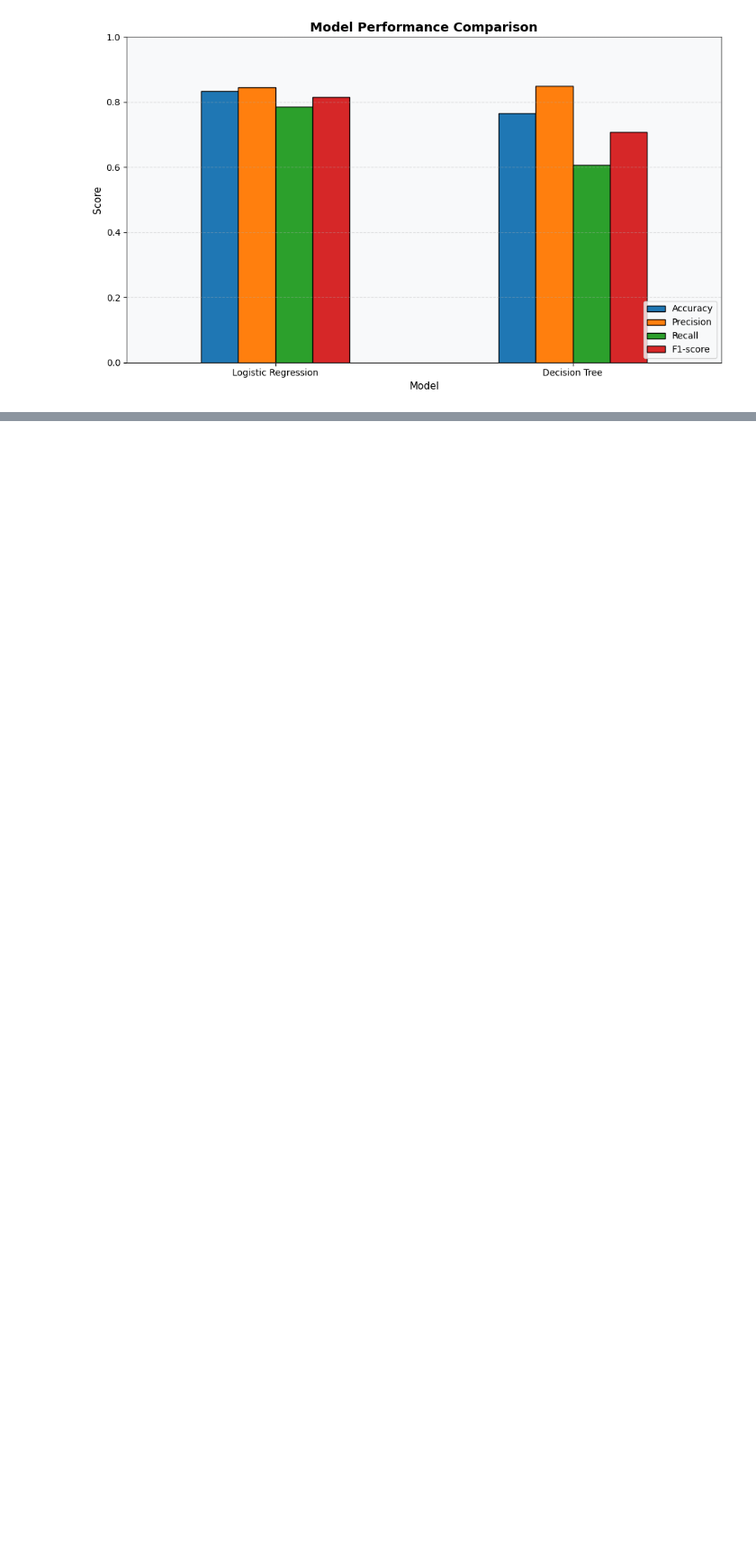
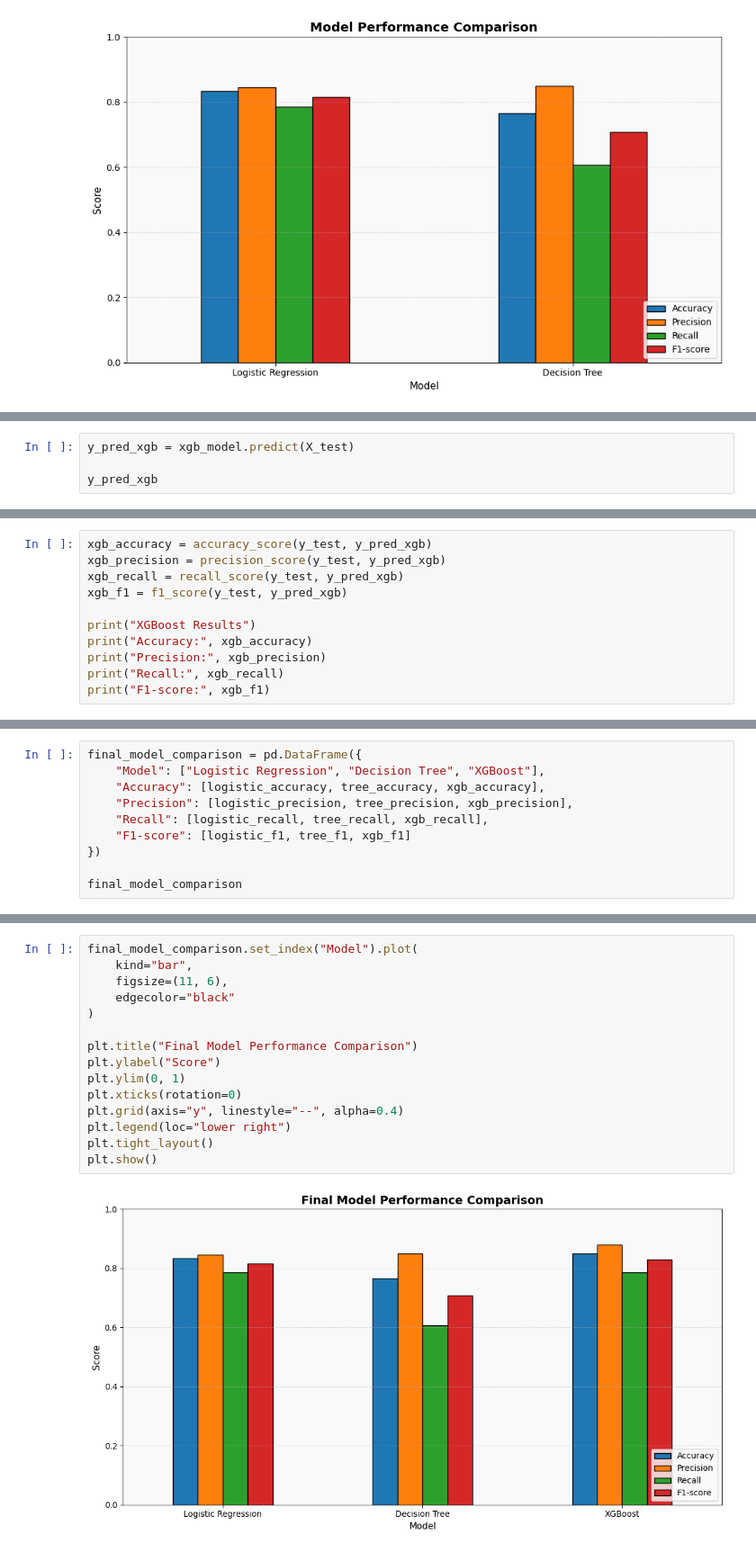
Before and after one commit to Usama2001/Heart-Disease-Risk-Prediction-Using-Decision-Trees-and-XGBoost, a Jupyter notebook: notebooks/heart_disease_prediction.ipynb, the cells around one changed output, grey strips where cells are left out. Shown at 90% size. Cells and saved outputs as stored; diff of their text form; blank space fills up the shorter version.

```diff
--- a/notebooks/heart_disease_prediction.ipynb
+++ b/notebooks/heart_disease_prediction.ipynb
@@ -1000,0 +1053,4 @@ plt.show()
+# %%
+y_pred_xgb = xgb_model.predict(X_test)
+
+y_pred_xgb
@@ -1000,0 +1063,11 @@ plt.show()
+# %%
+xgb_accuracy = accuracy_score(y_test, y_pred_xgb)
+xgb_precision = precision_score(y_test, y_pred_xgb)
+xgb_recall = recall_score(y_test, y_pred_xgb)
+xgb_f1 = f1_score(y_test, y_pred_xgb)
+
+print("XGBoost Results")
+print("Accuracy:", xgb_accuracy)
+print("Precision:", xgb_precision)
+print("Recall:", xgb_recall)
+print("F1-score:", xgb_f1)
@@ -1000,0 +1173,10 @@ plt.show()
+# %%
+final_model_comparison = pd.DataFrame({
+    "Model": ["Logistic Regression", "Decision Tree", "XGBoost"],
+    "Accuracy": [logistic_accuracy, tree_accuracy, xgb_accuracy],
+    "Precision": [logistic_precision, tree_precision, xgb_precision],
+    "Recall": [logistic_recall, tree_recall, xgb_recall],
+    "F1-score": [logistic_f1, tree_f1, xgb_f1]
+})
+
+final_model_comparison
@@ -1000,0 +1188,17 @@ plt.show()
+# %%
+final_model_comparison.set_index("Model").plot(
+    kind="bar",
+    figsize=(11, 6),
+    edgecolor="black"
+)
+
+plt.title("Final Model Performance Comparison")
+plt.ylabel("Score")
+plt.ylim(0, 1)
+plt.xticks(rotation=0)
+plt.grid(axis="y", linestyle="--", alpha=0.4)
+plt.legend(loc="lower right")
+plt.tight_layout()
+plt.show()
+# %% [output]
+[figure, added]
```
Also changed, not shown: parts of 24 cells of this notebook.
